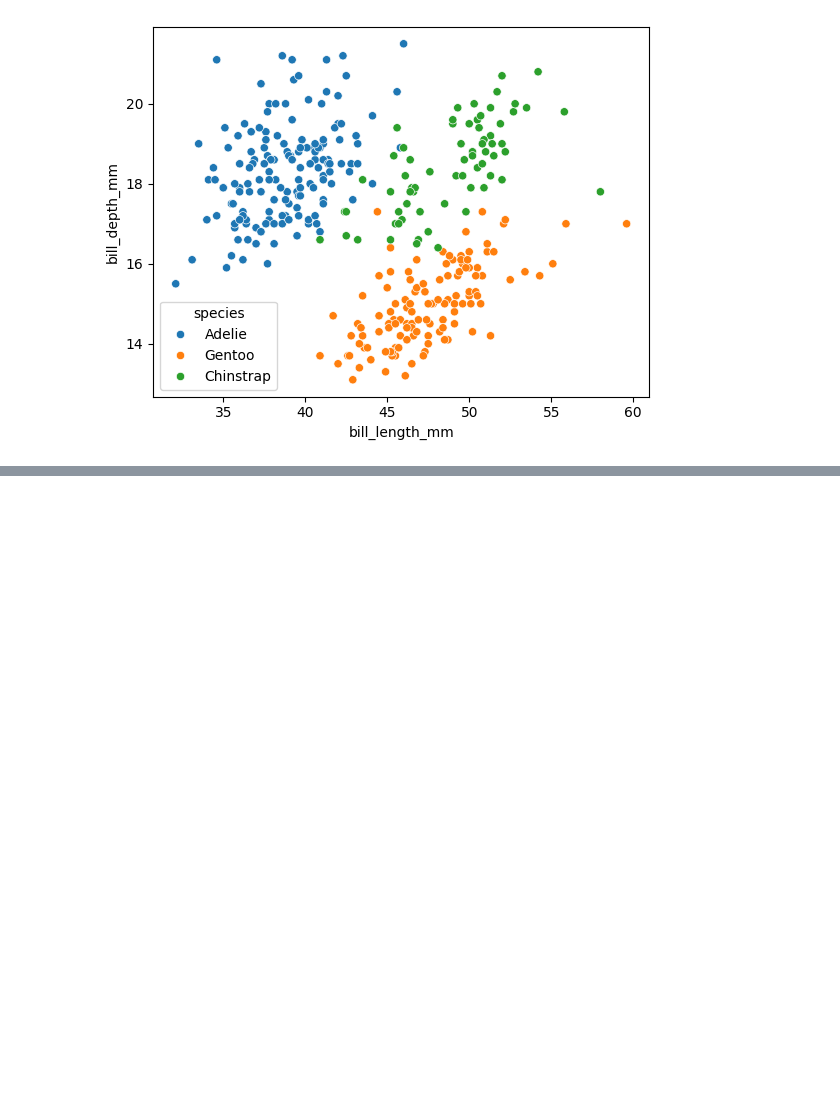
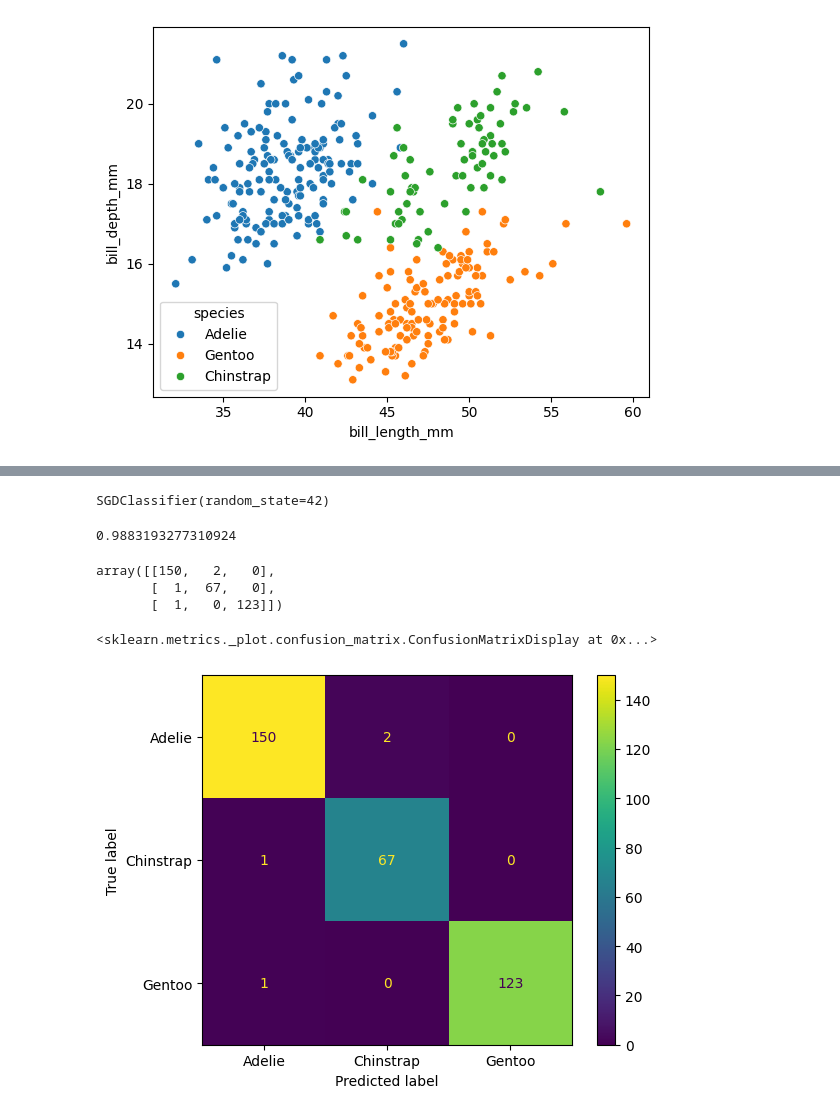
Before and after one commit to jluover9000/Spring2024_SENG474_ML_Course, a Jupyter notebook: Assignment1/2_penguins_post.ipynb, the cells around one changed output, grey strips where cells are left out. Drawn from its saved outputs; the diff is of its cells as text; code cells hidden in the pictures; blank space fills up the shorter version.

```diff
--- a/Assignment1/2_penguins_post.ipynb
+++ b/Assignment1/2_penguins_post.ipynb
@@ -162,11 +182,32 @@ NameError: name 'y_adelie' is not defined
 # now let's do multiclass classification
 # build an SGDClassifier model using X and y
 # use random_state=42 for reproducibility
+
+sgd_clf = SGDClassifier(random_state=42)
+sgd_clf.fit(X, y)
+# %% [output]
+SGDClassifier(random_state=42)
 # %%
 # show the mean accuracy using cross_val_score with cv=10
+accuracy = cross_val_score(sgd_clf, X, y, cv=10)
+accuracy.mean()
+# %% [output]
+0.9883193277310924
 # %%
 # predict the target using cross_val_predict with cv=10
 # call the result y_train_pred
 # show the confusion matrix
+y_train_pred = cross_val_predict(sgd_clf, X, y, cv=10)
+conf_matrix = confusion_matrix(y, y_train_pred)
+conf_matrix
+# %% [output]
+array([[150,   2,   0],
+       [  1,  67,   0],
+       [  1,   0, 123]])
 # %%
 # use ConfusionMatrixDisplay to display the confusion matrix
+disp = ConfusionMatrixDisplay(conf_matrix, display_labels=sgd_clf.classes_)
+disp.plot()
+# %% [output]
+<sklearn.metrics._plot.confusion_matrix.ConfusionMatrixDisplay at 0x...>
+[figure, added]
```
Also changed, not shown: parts of 13 cells of this notebook.
